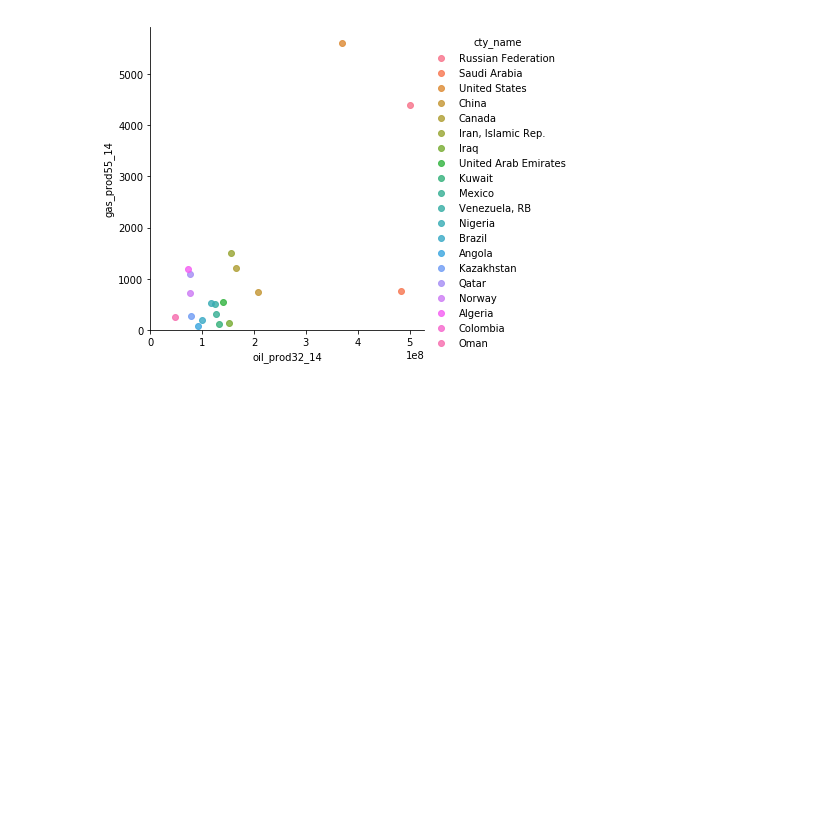
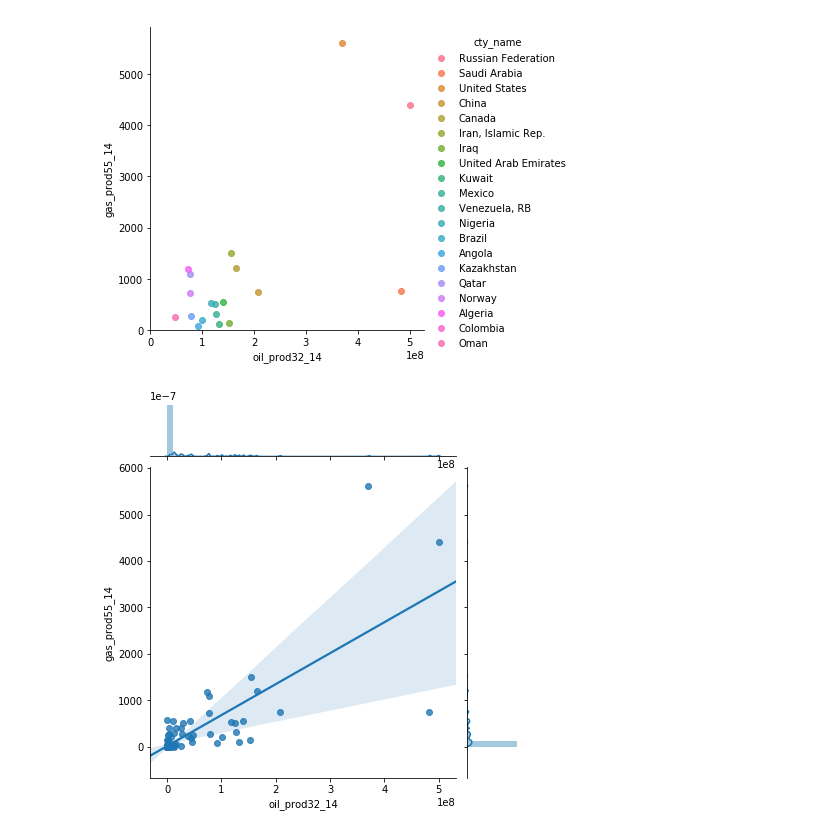
Before and after one commit to holwech/PythonLearning, a Jupyter notebook: 3.1 Oil and gas analysis.ipynb, the cells around one changed output. Drawn from its saved outputs; the diff is of its cells as text; code cells hidden in the pictures; blank space fills up the shorter version.

```diff
--- a/3.1 Oil and gas analysis.ipynb
+++ b/3.1 Oil and gas analysis.ipynb
@@ -140,3 +143,7 @@ plt.xlim(0, None)
 # %% [output]
 (0, 528734094.5375711)
 [figure]
+# %%
+sns.jointplot("oil_prod32_14", "gas_prod55_14", data=df_2013, kind='reg');
+# %% [output]
+[figure, added]
```
Also changed, not shown: parts of 3 cells of this notebook, 2 other files.
